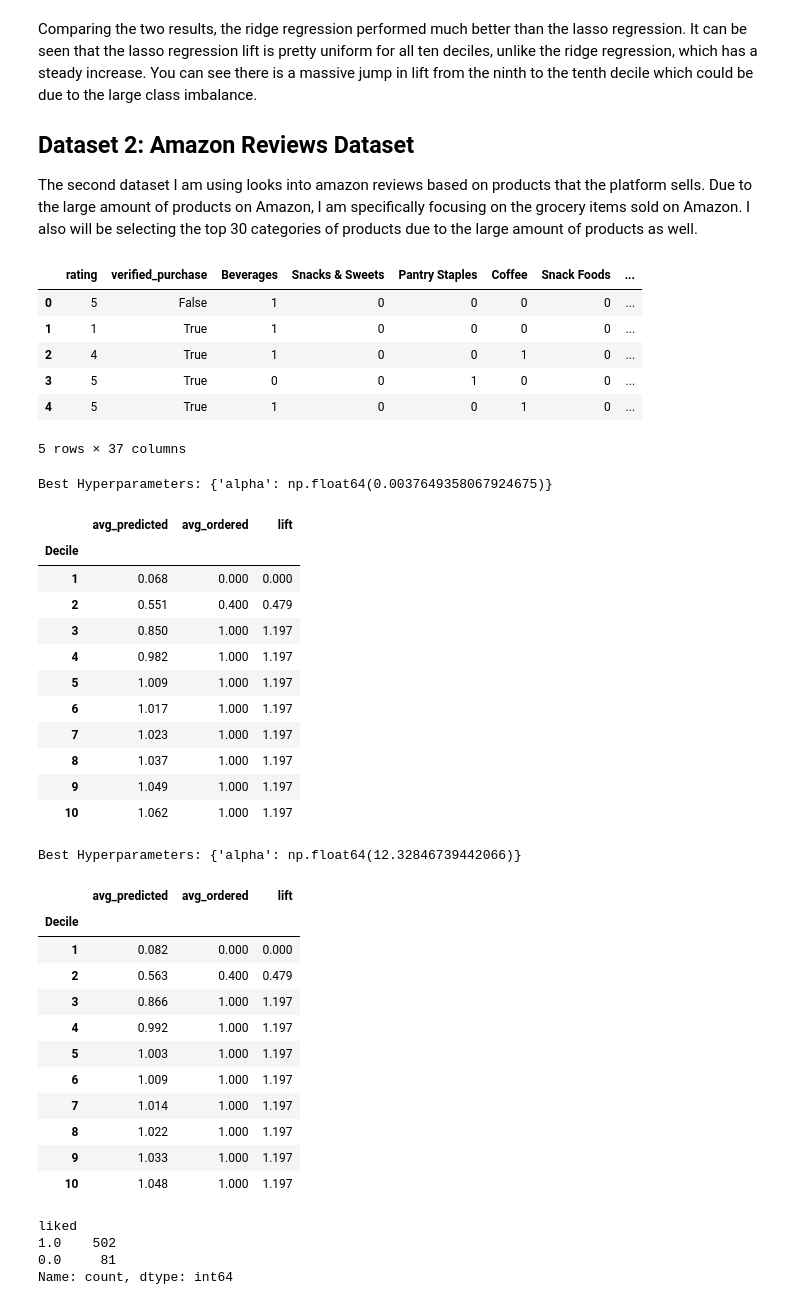
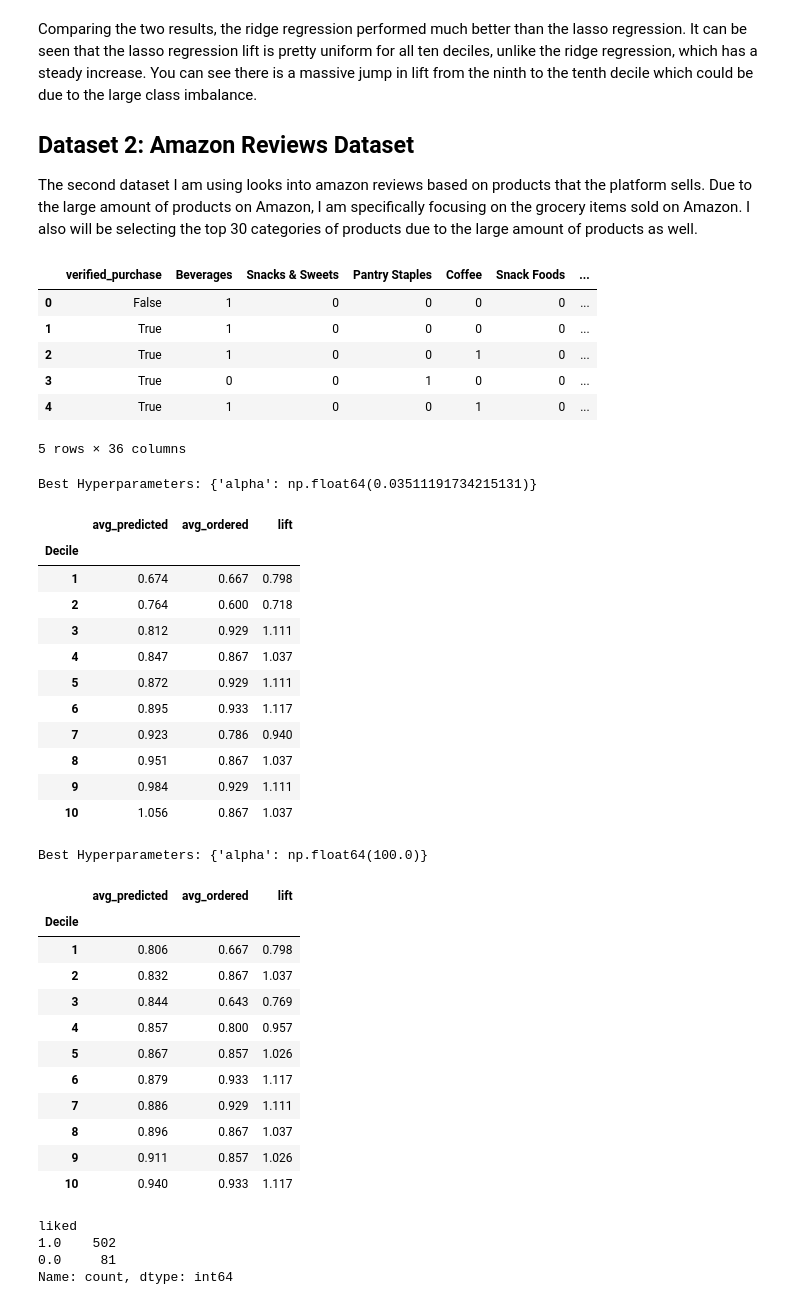
Before and after one commit to eghatzis0527/DX799---HW-Assignments, a Jupyter notebook: HW2.ipynb, the cells around one changed output. Saved outputs shown, nothing was run; the diff lists cells and outputs as text; code cells hidden in the pictures.

```diff
--- a/HW2.ipynb
+++ b/HW2.ipynb
@@ -197,41 +197,41 @@ categories = pd.DataFrame(mlb.fit_transform(data2['categories']), columns = mlb.
 
 top_30 = categories.sum().sort_values(ascending = False).head(31).index
 
 categories = categories[top_30[1:31]]
 
 data2 = data2.drop(columns = 'categories')
 
 data2 = data2.join(categories)
 
 columns_to_transform = ['helpful_vote', 'average_rating', 'price', 'product_review_count', 'user_review_count']
 
 for col in columns_to_transform:
     data2[f'log_{col}'] = np.log1p(data2[col])
 
 data2_transformed = data2.drop(columns = ['helpful_vote', 'average_rating', 'price', 'product_review_count', 'user_review_count'])
 
 data2_transformed = data2_transformed.reset_index(drop = True)
 
 for i in range(len(data2_transformed)):
     if data2_transformed.iloc[i]['rating'] == 4:
         data2_transformed.loc[i, 'liked'] = 1
     elif data2_transformed.iloc[i]['rating'] == 5:
         data2_transformed.loc[i, 'liked'] = 1
     else:
         data2_transformed.loc[i, 'liked'] = 0
 
-X = data2_transformed.drop(columns = ['asin', 'parent_asin', 'user_id', 'liked'])
+X = data2_transformed.drop(columns = ['asin', 'parent_asin', 'user_id', 'liked', 'rating'])
 y = data2_transformed['liked']
 
 X.head()
 # %% [output]
-|  | rating | verified_purchase | Beverages | Snacks & Sweets | Pantry Staples | Coffee | Snack Foods | ... |
-| 0 | 5 | False | 1 | 0 | 0 | 0 | 0 | ... |
-| 1 | 1 | True | 1 | 0 | 0 | 0 | 0 | ... |
-| 2 | 4 | True | 1 | 0 | 0 | 1 | 0 | ... |
-| 3 | 5 | True | 0 | 0 | 1 | 0 | 0 | ... |
-| 4 | 5 | True | 1 | 0 | 0 | 1 | 0 | ... |
+|  | verified_purchase | Beverages | Snacks & Sweets | Pantry Staples | Coffee | Snack Foods | ... |
+| 0 | False | 1 | 0 | 0 | 0 | 0 | ... |
+| 1 | True | 1 | 0 | 0 | 0 | 0 | ... |
+| 2 | True | 1 | 0 | 0 | 1 | 0 | ... |
+| 3 | True | 0 | 0 | 1 | 0 | 0 | ... |
+| 4 | True | 1 | 0 | 0 | 1 | 0 | ... |
-5 rows × 37 columns
+5 rows × 36 columns
 # %%
 X_train, X_test, y_train, y_test = train_test_split(X, y, test_size = 0.25, random_state = 42)
 
@@ -243,7 +243,7 @@ random_search.fit(X_train, y_train)
 
 print(f'Best Hyperparameters: {random_search.best_params_}')
 # %% [output]
-Best Hyperparameters: {'alpha': np.float64(0.0037649358067924675)}
+Best Hyperparameters: {'alpha': np.float64(0.03511191734215131)}
 # %%
 best_model = Lasso(alpha = 0.0001)
 
@@ -271,16 +271,16 @@ decile_table
 # %% [output]
 |  | avg_predicted | avg_ordered | lift |
 | Decile |  |  |  |
-| 1 | 0.068 | 0.000 | 0.000 |
-| 2 | 0.551 | 0.400 | 0.479 |
-| 3 | 0.850 | 1.000 | 1.197 |
-| 4 | 0.982 | 1.000 | 1.197 |
-| 5 | 1.009 | 1.000 | 1.197 |
-| 6 | 1.017 | 1.000 | 1.197 |
-| 7 | 1.023 | 1.000 | 1.197 |
-| 8 | 1.037 | 1.000 | 1.197 |
-| 9 | 1.049 | 1.000 | 1.197 |
-| 10 | 1.062 | 1.000 | 1.197 |
+| 1 | 0.674 | 0.667 | 0.798 |
+| 2 | 0.764 | 0.600 | 0.718 |
+| 3 | 0.812 | 0.929 | 1.111 |
+| 4 | 0.847 | 0.867 | 1.037 |
+| 5 | 0.872 | 0.929 | 1.111 |
+| 6 | 0.895 | 0.933 | 1.117 |
+| 7 | 0.923 | 0.786 | 0.940 |
+| 8 | 0.951 | 0.867 | 1.037 |
+| 9 | 0.984 | 0.929 | 1.111 |
+| 10 | 1.056 | 0.867 | 1.037 |
 # %%
 ridge = Ridge()
 
@@ -290,7 +290,7 @@ random_search.fit(X_train, y_train)
 
 print(f'Best Hyperparameters: {random_search.best_params_}')
 # %% [output]
-Best Hyperparameters: {'alpha': np.float64(12.32846739442066)}
+Best Hyperparameters: {'alpha': np.float64(100.0)}
 # %%
 best_model = Ridge(alpha = random_search.best_params_['alpha'])
 
@@ -318,16 +318,16 @@ decile_table
 # %% [output]
 |  | avg_predicted | avg_ordered | lift |
 | Decile |  |  |  |
-| 1 | 0.082 | 0.000 | 0.000 |
-| 2 | 0.563 | 0.400 | 0.479 |
-| 3 | 0.866 | 1.000 | 1.197 |
-| 4 | 0.992 | 1.000 | 1.197 |
-| 5 | 1.003 | 1.000 | 1.197 |
-| 6 | 1.009 | 1.000 | 1.197 |
-| 7 | 1.014 | 1.000 | 1.197 |
-| 8 | 1.022 | 1.000 | 1.197 |
-| 9 | 1.033 | 1.000 | 1.197 |
-| 10 | 1.048 | 1.000 | 1.197 |
+| 1 | 0.806 | 0.667 | 0.798 |
+| 2 | 0.832 | 0.867 | 1.037 |
+| 3 | 0.844 | 0.643 | 0.769 |
+| 4 | 0.857 | 0.800 | 0.957 |
+| 5 | 0.867 | 0.857 | 1.026 |
+| 6 | 0.879 | 0.933 | 1.117 |
+| 7 | 0.886 | 0.929 | 1.111 |
+| 8 | 0.896 | 0.867 | 1.037 |
+| 9 | 0.911 | 0.857 | 1.026 |
+| 10 | 0.940 | 0.933 | 1.117 |
 # %%
 # Looking at Class Imbalance
 
```
Also changed, not shown: 5 other files.
